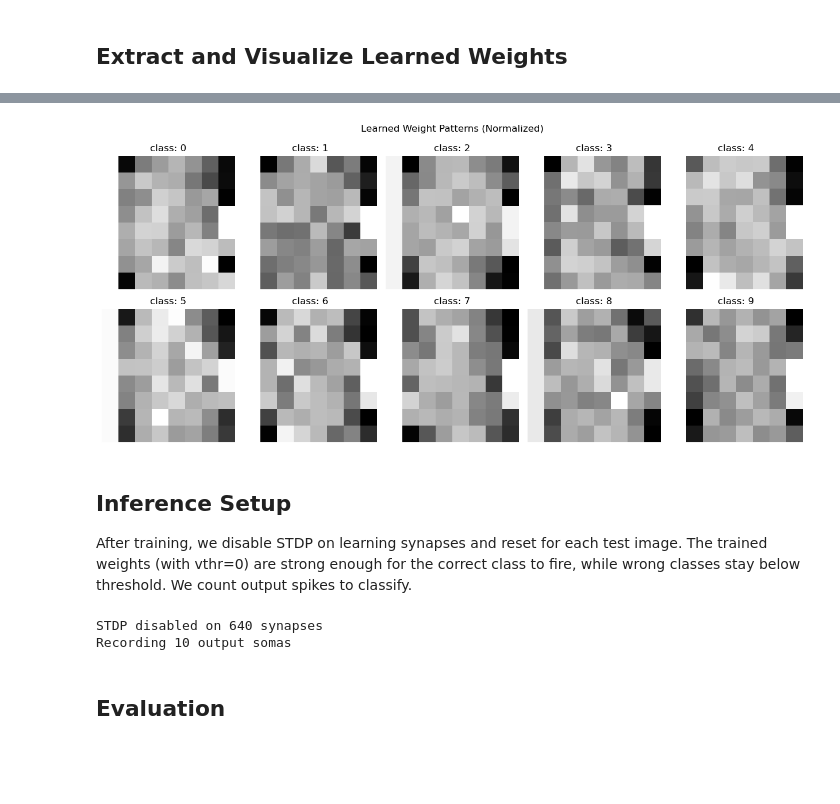
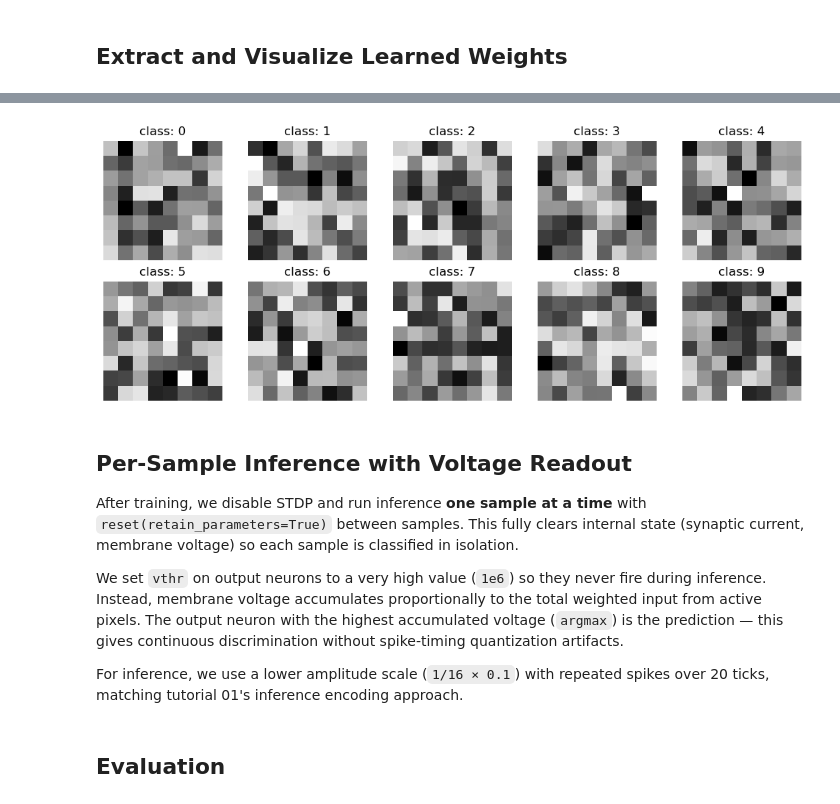
Before and after one commit to ORNL/superneuroabm, a Jupyter notebook: tutorials/02_superneuroabm_digits.ipynb, the cells around one changed output, grey strips where cells are left out. Saved outputs shown, nothing was run; the diff lists cells and outputs as text; code cells hidden in the pictures; blank space fills up the shorter version.

Commit message:
update memristive_stdp paramters

```diff
--- a/tutorials/02_superneuroabm_digits.ipynb
+++ b/tutorials/02_superneuroabm_digits.ipynb
@@ -125,6 +134,7 @@ def fully_connect(model, pre_ids, post_ids, config_name):
                 pre_soma_id=pre_id,
                 post_soma_id=post_id,
                 config_name=config_name,
+                hyperparameters_overrides={"weight": 20 * np.random.uniform(0.0, 1.0)},  # Use memristive STDP
             )
             syn_ids.append(syn_id)
     return syn_ids
@@ -203,5 +214,12 @@ Total training ticks: 4490
 # %%
-# Setup and simulate training
+# Setup and run multi-epoch training (no normalization needed — bounded STDP constrains weights)
 model.setup(use_gpu=True)
-model.set_recorded_somas([])  # no recording needed during training
-model.simulate(ticks=total_training_ticks)
+model.set_recorded_somas([])
+
+encode_training_spikes(model, X_train, y_train, input_synapses, target_synapses)
+for epoch in range(N_EPOCHS):
+    if epoch > 0:
+        model.reset(retain_parameters=True)
+        encode_training_spikes(model, X_train, y_train, input_synapses, target_synapses)
+    model.simulate(ticks=total_training_ticks)
+    print(f"Epoch {epoch + 1}/{N_EPOCHS} complete")
@@ -226,42 +246,45 @@ Weight range: [0.0122, 1.0000]
 # %%
-# Normalize weights to [0, 1]
-norm_weights = weight_matrix - weight_matrix.min()
-if norm_weights.max() > 0:
-    norm_weights = norm_weights / norm_weights.max()
-
-# Visualize weight patterns per class as 8x8 images
-images = norm_weights.T.reshape(n_classes, 8, 8)
-rows, cols = ceil(n_classes / 5), min(n_classes, 5)
-fig, axes = plt.subplots(nrows=rows, ncols=cols, figsize=(2.5 * cols, 3 * rows))
+# Visualize learned weight patterns per class as 8x8 images
+# Mean-subtracted: highlights what's *distinctive* about each class
+images = weight_matrix.T.reshape(n_classes, 8, 8)
+mean_image = images.mean(axis=0)
+fig, axes = plt.subplots(2, 5, figsize=(10, 4))
 for ax, image, cls in zip(axes.flatten(), images, range(n_classes)):
-    ax.imshow(image, cmap=plt.cm.gray_r, interpolation="nearest")
+    ax.imshow(image - mean_image, cmap=plt.cm.gray_r, interpolation="nearest")
     ax.set_title(f"class: {cls}")
     ax.set_axis_off()
-plt.suptitle("Learned Weight Patterns (Normalized)")
 plt.tight_layout()
 plt.show()
 # %% [output]
-[figure, old version]
+[figure, new version]
 # %% [markdown]
-## Inference Setup
+## Per-Sample Inference with Voltage Readout
 
-After training, we disable STDP on learning synapses and reset for each test image.
-The trained weights (with vthr=0) are strong enough for the correct class to fire,
-while wrong classes stay below threshold. We count output spikes to classify.
+After training, we disable STDP and run inference **one sample at a time** with
+`reset(retain_parameters=True)` between samples. This fully clears internal state
+(synaptic current, membrane voltage) so each sample is classified in isolation.
+
+We set `vthr` on output neurons to a very high value (`1e6`) so they never fire
+during inference. Instead, membrane voltage accumulates proportionally to the total
+weighted input from active pixels. The output neuron with the highest accumulated
+voltage (`argmax`) is the prediction — this gives continuous discrimination without
+spike-timing quantization artifacts.
+
+For inference, we use a lower amplitude scale (`1/16 × 0.1`) with repeated spikes
+over 20 ticks, matching tutorial 01's inference encoding approach.
 # %%
 # Prepare for inference: keep trained weights, disable learning
 model.reset(retain_parameters=True)
 
-# Disable STDP on all learning synapses
+# Disable STDP on all learning synapses (modify stdp_type element, not the whole list)
 for syn_id in learning_synapses:
     lhp = model.get_agent_property_value(id=syn_id, property_name="learning_hyperparameters")
-    lhp[0] = -1.0  # disable STDP
+    lhp[0] = -1.0
     model.set_agent_property_value(syn_id, "learning_hyperparameters", lhp)
 
-model.set_recorded_somas(output_somas)
-print(f"STDP disabled on {len(learning_synapses)} synapses")
-print(f"Recording {len(output_somas)} output somas")
+# # Raise vthr on output somas so they never fire during inference (voltage readout only)
+# for soma_id in output_somas:
+#     hp = model.get_agent_property_value(id=soma_id, property_name="hyperparameters")
+#     hp[2] = 1e6  # vthr is index 2 (C, R, vthr, ...)
+#     model.set_agent_property_value(soma_id, "hyperparameters", hp)
-# %% [output]
-STDP disabled on 640 synapses
-Recording 10 output somas
 # %%
```
Also changed, not shown: parts of 10 cells of this notebook, 3 other files.
